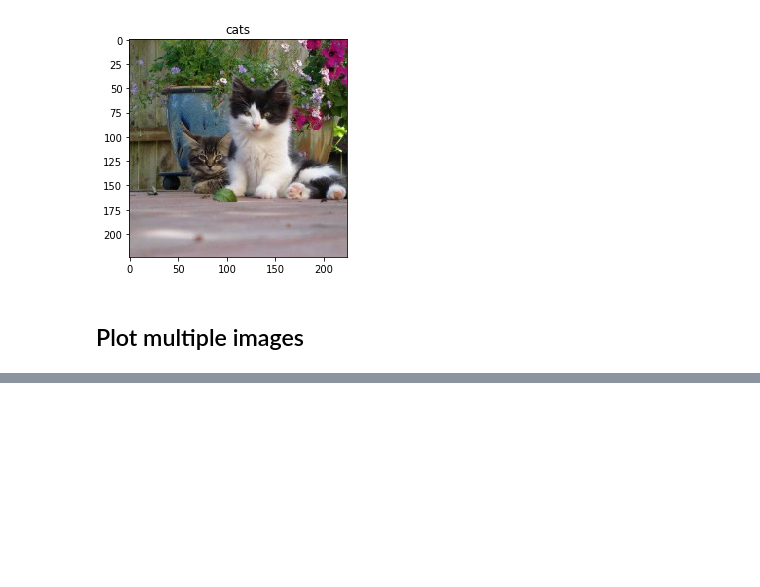
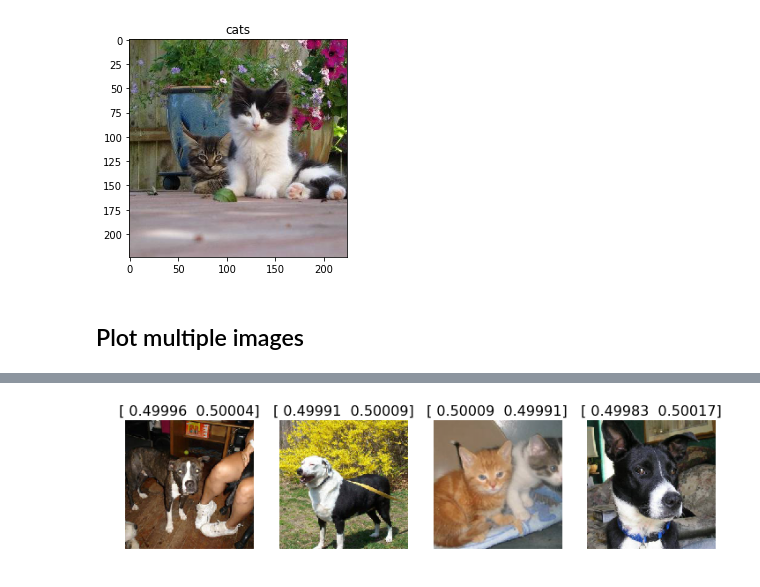
Before and after one commit to fastai-group/notes, a Jupyter notebook: data_utils.ipynb, the cells around one changed output, grey strips where cells are left out. Saved outputs shown, nothing was run; the diff lists cells and outputs as text; code cells hidden in the pictures; blank space fills up the shorter version.

Commit message:
most uncertain plots

```diff
--- a/data_utils.ipynb
+++ b/data_utils.ipynb
@@ -146,0 +147,16 @@ plot_most_incorrect(data.val_ds, fake_probs, from_class=1, max_num_images=10, ro
+# %%
+def plot_most_uncertain(dataset, probs, max_num_images=4, from_class=None, **kwargs):
+    labels = dataset.y
+    variance = np.var(probs, axis=-1)
+    crec_var_idxs = np.argsort(variance)
+    labels = labels[crec_var_idxs]
+
+    if from_class is not None:
+        crec_var_idxs = crec_var_idxs[labels == from_class]
+
+    plot_images(data.val_ds, crec_var_idxs[:max_num_images],
+                titles=probs[crec_var_idxs[:max_num_images]], **kwargs)
+# %%
+plot_most_uncertain(data.val_ds, fake_probs, from_class=None, max_num_images=4, rows=1)
+# %% [output]
+[figure, added]
```
Also changed, not shown: parts of 3 cells of this notebook.
